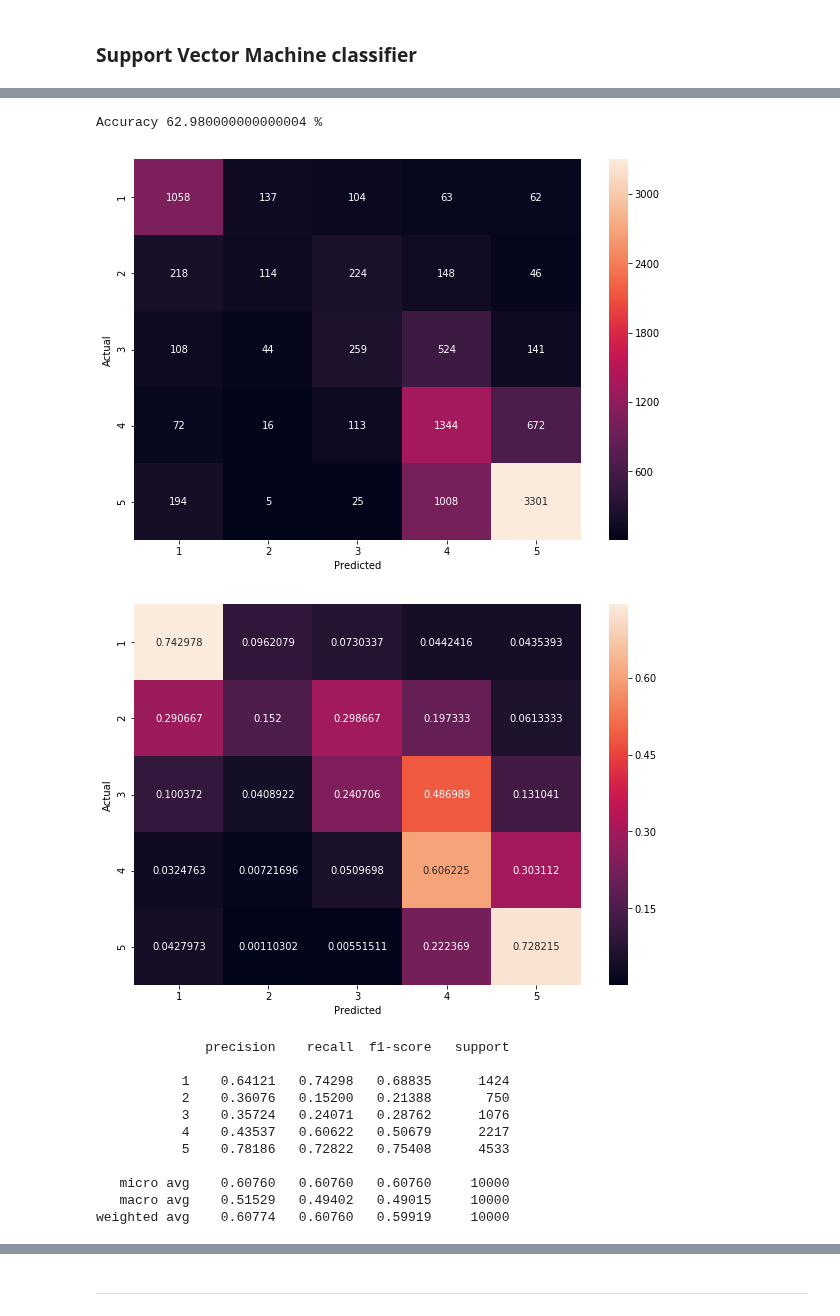
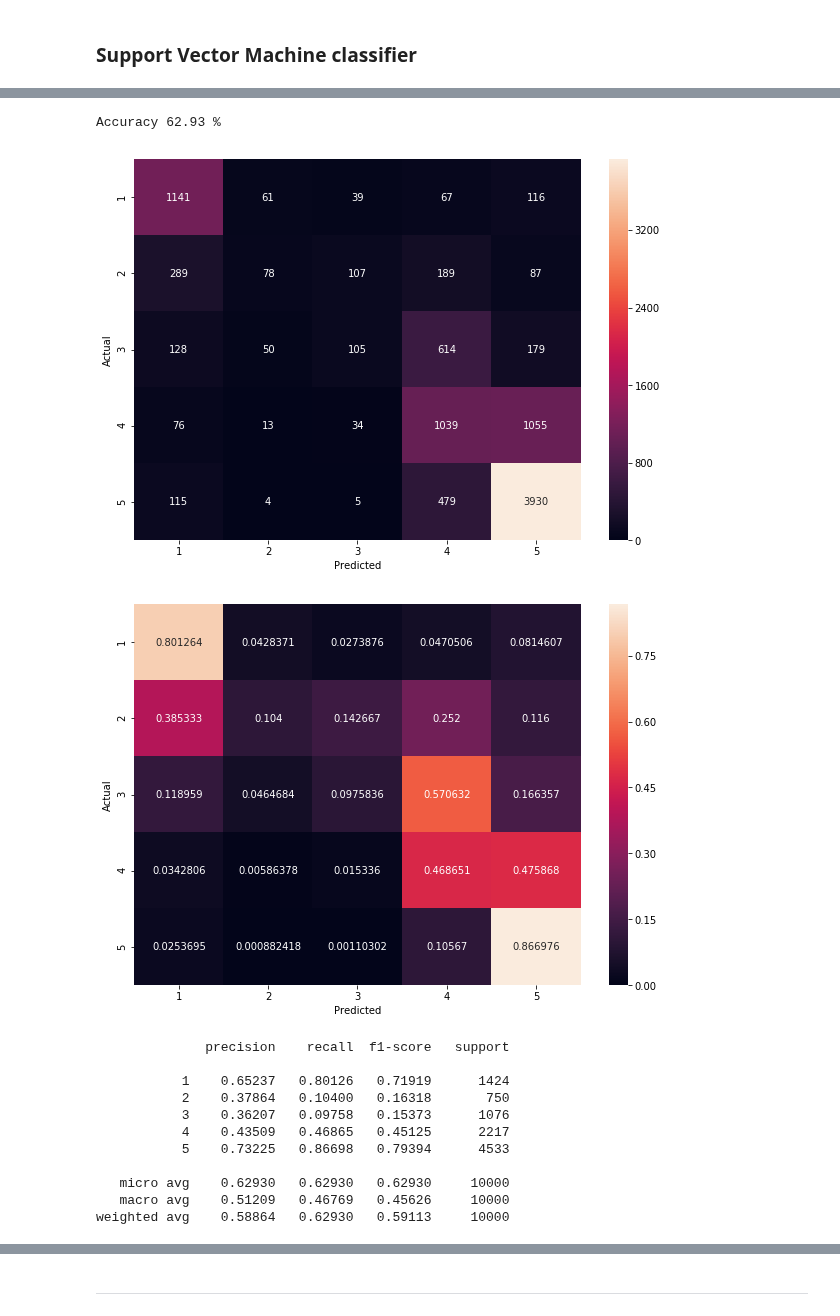
Before and after one commit to Giacky/NLPProject, a Jupyter notebook: Main.ipynb, the cells around one changed output, grey strips where cells are left out. Saved outputs shown, nothing was run; the diff lists cells and outputs as text; code cells hidden in the pictures.

```diff
--- a/Main.ipynb
+++ b/Main.ipynb
@@ -378,31 +396,31 @@ best accuracy: 0.612875
 best regularization parameter (C): 2.0
 ----------------------------------------------------
 # %%
-testStars_predicted = classifierNB.predict(testVecs)
+testStars_predicted_svc = best_svc.predict(test_vectors)
 print('Accuracy', best_svc.score(test_vectors, testStars)*100, '%')
 # %% [output]
-Accuracy 62.980000000000004 %
+Accuracy 62.93 %
 # %%
-conf_matrix = confusion_matrix(testStars, testStars_predicted, labels=None, sample_weight=None)
+conf_matrix_svc = confusion_matrix(testStars, testStars_predicted_svc, labels=None, sample_weight=None)
 
-show_confusion_matrix(conf_matrix)
+show_confusion_matrix(conf_matrix_svc)
 # %% [output]
-[figure, old version]
+[figure, new version]
 # %%
-show_confusion_matrix_proportions(conf_matrix)
+show_confusion_matrix_proportions(conf_matrix_svc)
 # %% [output]
-[figure, old version]
+[figure, new version]
 # %%
-print(classification_report(testStars, testStars_predicted, digits=5))
+print(classification_report(testStars, testStars_predicted_svc, digits=5))
 # %% [output]
               precision    recall  f1-score   support
 
-           1    0.64121   0.74298   0.68835      1424
-           2    0.36076   0.15200   0.21388       750
-           3    0.35724   0.24071   0.28762      1076
-           4    0.43537   0.60622   0.50679      2217
-           5    0.78186   0.72822   0.75408      4533
+           1    0.65237   0.80126   0.71919      1424
+           2    0.37864   0.10400   0.16318       750
+           3    0.36207   0.09758   0.15373      1076
+           4    0.43509   0.46865   0.45125      2217
+           5    0.73225   0.86698   0.79394      4533
 
-   micro avg    0.60760   0.60760   0.60760     10000
-   macro avg    0.51529   0.49402   0.49015     10000
-weighted avg    0.60774   0.60760   0.59919     10000
+   micro avg    0.62930   0.62930   0.62930     10000
+   macro avg    0.51209   0.46769   0.45626     10000
+weighted avg    0.58864   0.62930   0.59113     10000
```
Also changed, not shown: parts of 26 cells of this notebook.
